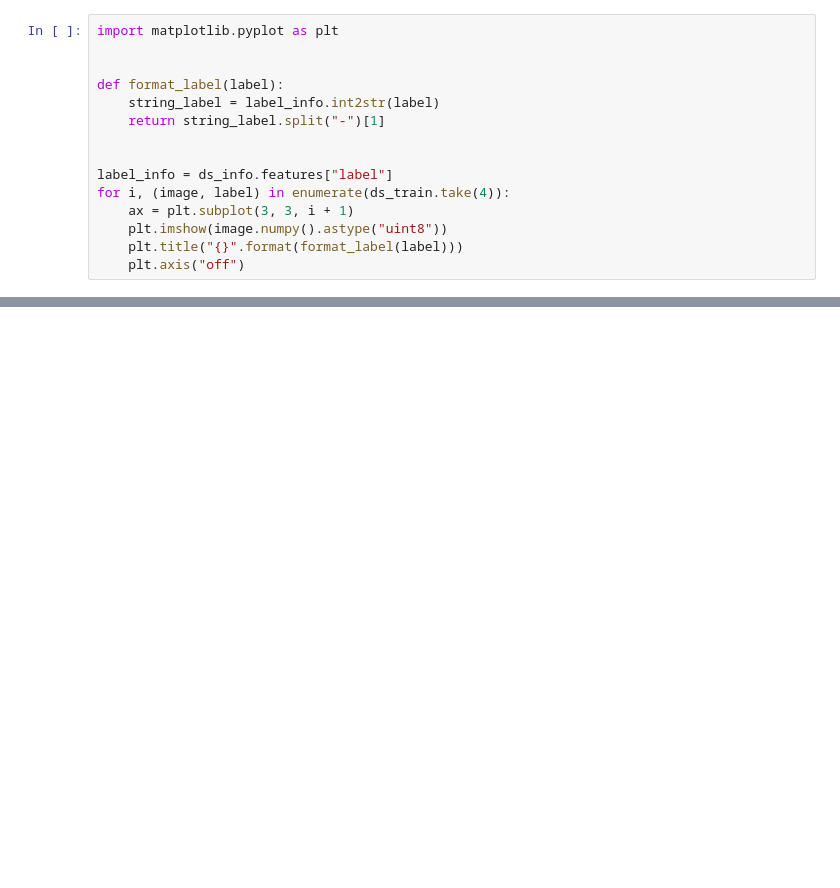
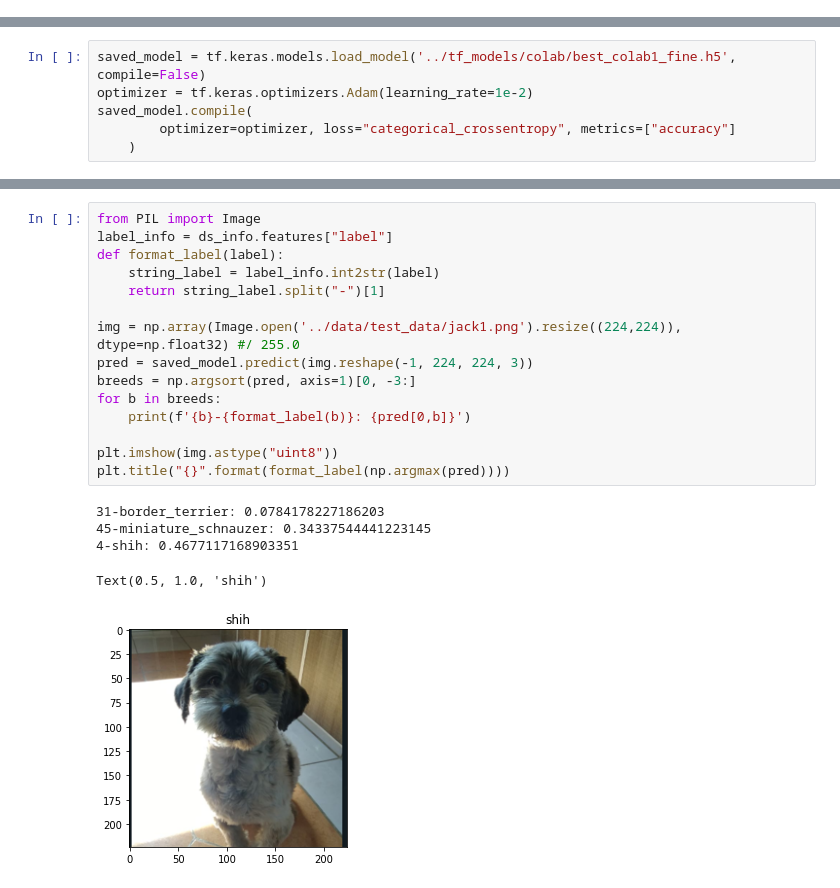
Before and after one commit to tabris2015/dog-breed-detection-service, a Jupyter notebook: notebooks/test_model.ipynb, the cells around one changed output, grey strips where cells are left out. Saved outputs shown, nothing was run; the diff lists cells and outputs as text; blank space fills up the shorter version.

Commit message:
test inference

```diff
--- a/notebooks/test_model.ipynb
+++ b/notebooks/test_model.ipynb
@@ -23,15 +35,0 @@ ds_test = ds_test.map(lambda image, label: (tf.image.resize(image, size), label)
-# %%
-import matplotlib.pyplot as plt
-
-
-def format_label(label):
-    string_label = label_info.int2str(label)
-    return string_label.split("-")[1]
-
-
-label_info = ds_info.features["label"]
-for i, (image, label) in enumerate(ds_train.take(4)):
-    ax = plt.subplot(3, 3, i + 1)
-    plt.imshow(image.numpy().astype("uint8"))
-    plt.title("{}".format(format_label(label)))
-    plt.axis("off")
@@ -48,0 +36,6 @@ print(np.argmax(output_data))
+# %%
+saved_model = tf.keras.models.load_model('../tf_models/colab/best_colab1_fine.h5', compile=False)
+optimizer = tf.keras.optimizers.Adam(learning_rate=1e-2)
+saved_model.compile(
+        optimizer=optimizer, loss="categorical_crossentropy", metrics=["accuracy"]
+    )
@@ -48,0 +47,21 @@ print(np.argmax(output_data))
+# %%
+from PIL import Image
+label_info = ds_info.features["label"]
+def format_label(label):
+    string_label = label_info.int2str(label)
+    return string_label.split("-")[1]
+
+img = np.array(Image.open('../data/test_data/jack1.png').resize((224,224)), dtype=np.float32) #/ 255.0
+pred = saved_model.predict(img.reshape(-1, 224, 224, 3))
+breeds = np.argsort(pred, axis=1)[0, -3:]
+for b in breeds:
+    print(f'{b}-{format_label(b)}: {pred[0,b]}')
+
+plt.imshow(img.astype("uint8"))
+plt.title("{}".format(format_label(np.argmax(pred))))
+# %% [output]
+31-border_terrier: 0.0784178227186203
+45-miniature_schnauzer: 0.34337544441223145
+4-shih: 0.4677117168903351
+Text(0.5, 1.0, 'shih')
+[figure, added]
```
Also changed, not shown: parts of 7 cells of this notebook, 1 other file.
